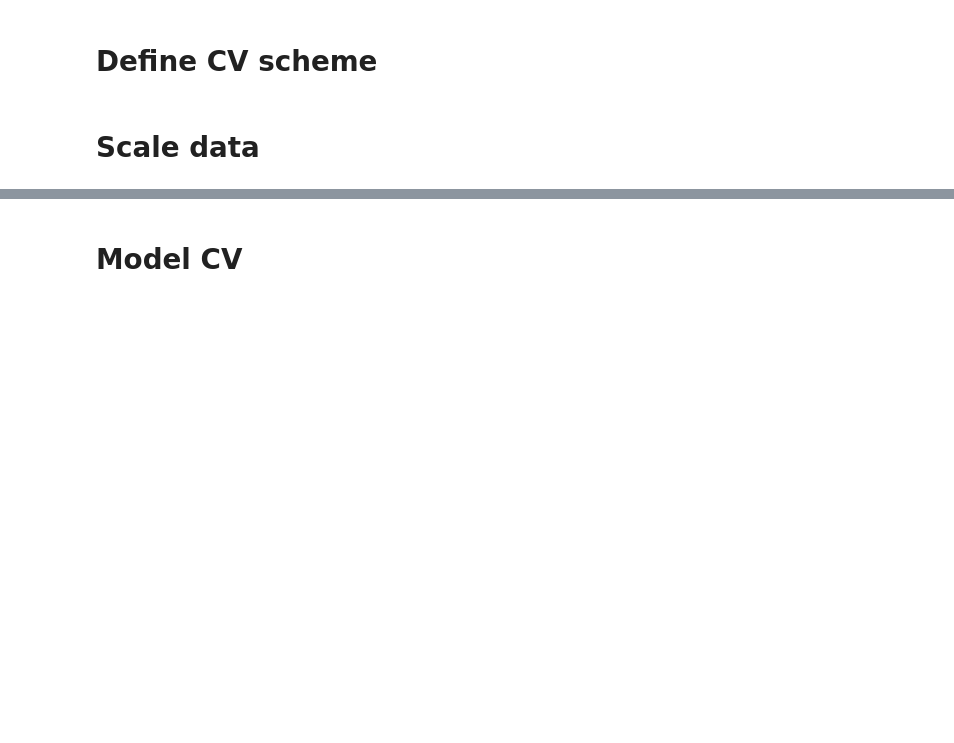
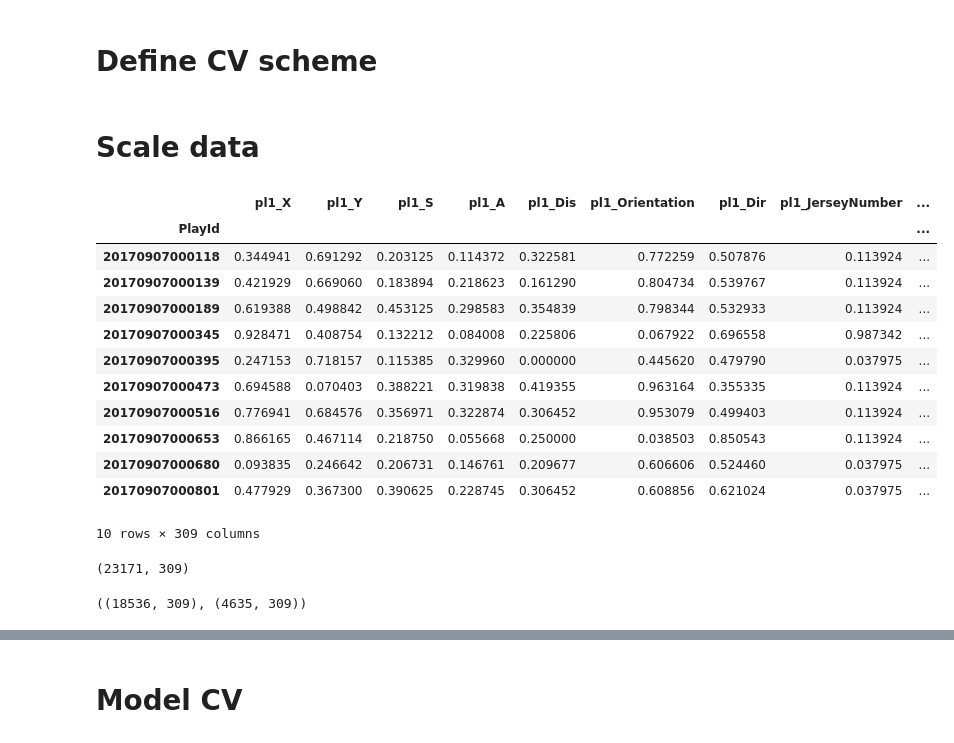
Before and after one commit to btseytlin/NFL-BIg-Data-Kaggle, a Jupyter notebook: pipeline_predict.ipynb, the cells around one changed output, grey strips where cells are left out. Saved outputs shown, nothing was run; the diff lists cells and outputs as text; code cells hidden in the pictures; blank space fills up the shorter version.

```diff
--- a/pipeline_predict.ipynb
+++ b/pipeline_predict.ipynb
@@ -29,6 +27,8 @@ The autoreload extension is already loaded. To reload it, use:
 df_train = pd.read_csv('data/train.csv', dtype={'WindSpeed': 'object'})
 # %%
 df_train_preprocessed = utils.preprocess_features(df_train)
+# %%
+df_train_preprocessed.fillna(-999, inplace=True)
 # %%
 X_train = utils.make_x(df_train_preprocessed)
 y_train = utils.make_y(X_train, df_train_preprocessed)
@@ -125,6 +125,24 @@ cv = RepeatedKFold(n_splits=5, n_repeats=5)
 # %%
 from sklearn.preprocessing import MinMaxScaler
 scaler = MinMaxScaler()
 
-X_train = scaler.fit_transform(X_train)
+X_train = pd.DataFrame(scaler.fit_transform(X_train), columns=X_train.columns, index=X_train.index)
 X_train[:10]
+# %% [output]
+|  | pl1_X | pl1_Y | pl1_S | pl1_A | pl1_Dis | pl1_Orientation | pl1_Dir | pl1_JerseyNumber | ... |
+| PlayId |  |  |  |  |  |  |  |  | ... |
+| 20170907000118 | 0.344941 | 0.691292 | 0.203125 | 0.114372 | 0.322581 | 0.772259 | 0.507876 | 0.113924 | ... |
+| 20170907000139 | 0.421929 | 0.669060 | 0.183894 | 0.218623 | 0.161290 | 0.804734 | 0.539767 | 0.113924 | ... |
+| 20170907000189 | 0.619388 | 0.498842 | 0.453125 | 0.298583 | 0.354839 | 0.798344 | 0.532933 | 0.113924 | ... |
+| 20170907000345 | 0.928471 | 0.408754 | 0.132212 | 0.084008 | 0.225806 | 0.067922 | 0.696558 | 0.987342 | ... |
+| 20170907000395 | 0.247153 | 0.718157 | 0.115385 | 0.329960 | 0.000000 | 0.445620 | 0.479790 | 0.037975 | ... |
+| 20170907000473 | 0.694588 | 0.070403 | 0.388221 | 0.319838 | 0.419355 | 0.963164 | 0.355335 | 0.113924 | ... |
+| 20170907000516 | 0.776941 | 0.684576 | 0.356971 | 0.322874 | 0.306452 | 0.953079 | 0.499403 | 0.113924 | ... |
+| 20170907000653 | 0.866165 | 0.467114 | 0.218750 | 0.055668 | 0.250000 | 0.038503 | 0.850543 | 0.113924 | ... |
+| 20170907000680 | 0.093835 | 0.246642 | 0.206731 | 0.146761 | 0.209677 | 0.606606 | 0.524460 | 0.037975 | ... |
+| 20170907000801 | 0.477929 | 0.367300 | 0.390625 | 0.228745 | 0.306452 | 0.608856 | 0.621024 | 0.037975 | ... |
+10 rows × 309 columns
+# %%
+X_train.shape
+# %% [output]
+(23171, 309)
@@ -130,0 +153,4 @@ X_train[:10]
+# %%
+X_train.shape, X_val.shape
+# %% [output]
+((18536, 309), (4635, 309))
```
Also changed, not shown: parts of 39 cells of this notebook, 2 other files.
